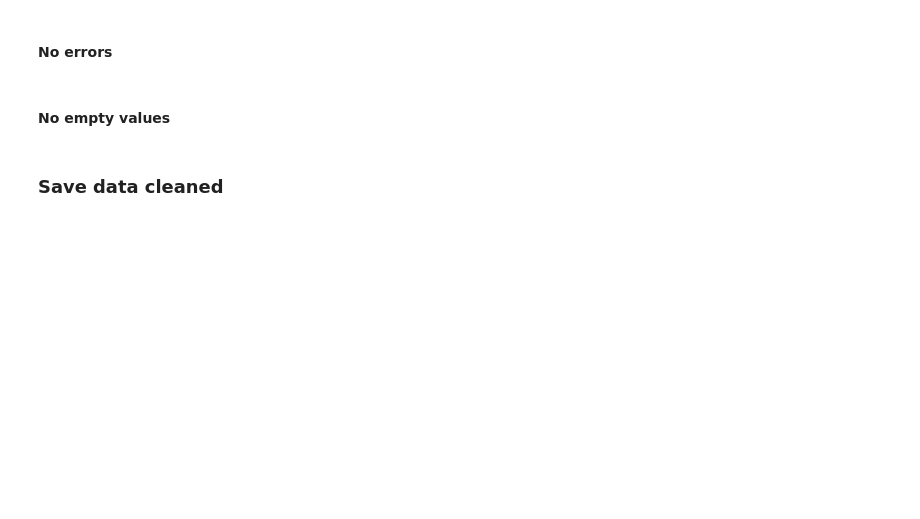
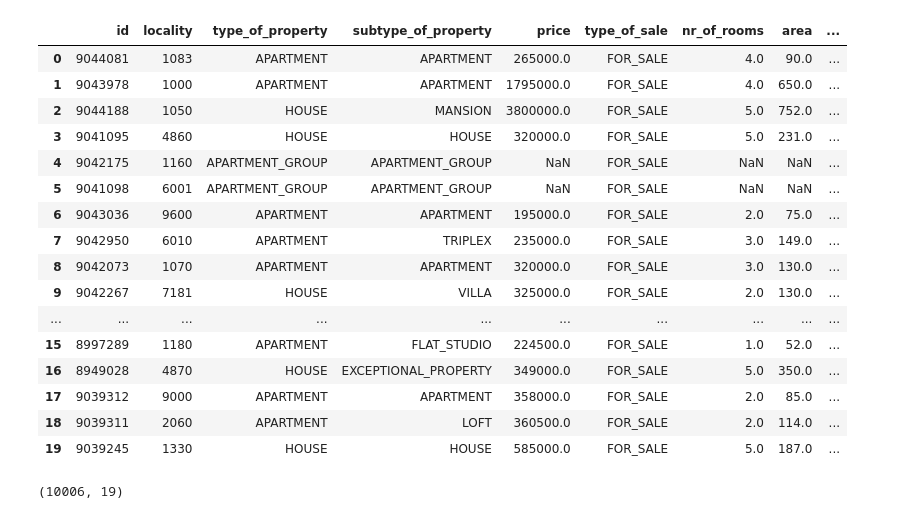
Before and after one commit to jcoumont/challenge-data-analysis, a Jupyter notebook: data_cleaning.ipynb, the cells around one changed output. Drawn from its saved outputs; the diff is of its cells as text; code cells hidden in the pictures; blank space fills up the shorter version.

```diff
--- a/data_cleaning.ipynb
+++ b/data_cleaning.ipynb
@@ -24,6 +0,0 @@ data.head()
-# %% [markdown]
-#### No errors
-# %% [markdown]
-#### No empty values
-# %% [markdown]
-### Save data cleaned
@@ -31,0 +6,29 @@ data.to_csv(filename_out)
+# %%
+#importing datas from the github repository
+data = pd.read_csv('data/immoweb_scrapped.csv', sep= ',')
+
+#showing the 20 first rows of the dataframe
+data.head(20)
+# %% [output]
+|  | id | locality | type_of_property | subtype_of_property | price | type_of_sale | nr_of_rooms | area | ... |
+| 0 | 9044081 | 1083 | APARTMENT | APARTMENT | 265000.0 | FOR_SALE | 4.0 | 90.0 | ... |
+| 1 | 9043978 | 1000 | APARTMENT | APARTMENT | 1795000.0 | FOR_SALE | 4.0 | 650.0 | ... |
+| 2 | 9044188 | 1050 | HOUSE | MANSION | 3800000.0 | FOR_SALE | 5.0 | 752.0 | ... |
+| 3 | 9041095 | 4860 | HOUSE | HOUSE | 320000.0 | FOR_SALE | 5.0 | 231.0 | ... |
+| 4 | 9042175 | 1160 | APARTMENT_GROUP | APARTMENT_GROUP | NaN | FOR_SALE | NaN | NaN | ... |
+| 5 | 9041098 | 6001 | APARTMENT_GROUP | APARTMENT_GROUP | NaN | FOR_SALE | NaN | NaN | ... |
+| 6 | 9043036 | 9600 | APARTMENT | APARTMENT | 195000.0 | FOR_SALE | 2.0 | 75.0 | ... |
+| 7 | 9042950 | 6010 | APARTMENT | TRIPLEX | 235000.0 | FOR_SALE | 3.0 | 149.0 | ... |
+| 8 | 9042073 | 1070 | APARTMENT | APARTMENT | 320000.0 | FOR_SALE | 3.0 | 130.0 | ... |
+| 9 | 9042267 | 7181 | HOUSE | VILLA | 325000.0 | FOR_SALE | 2.0 | 130.0 | ... |
+| ... | ... | ... | ... | ... | ... | ... | ... | ... | ... |
+| 15 | 8997289 | 1180 | APARTMENT | FLAT_STUDIO | 224500.0 | FOR_SALE | 1.0 | 52.0 | ... |
+| 16 | 8949028 | 4870 | HOUSE | EXCEPTIONAL_PROPERTY | 349000.0 | FOR_SALE | 5.0 | 350.0 | ... |
+| 17 | 9039312 | 9000 | APARTMENT | APARTMENT | 358000.0 | FOR_SALE | 2.0 | 85.0 | ... |
+| 18 | 9039311 | 2060 | APARTMENT | LOFT | 360500.0 | FOR_SALE | 2.0 | 114.0 | ... |
+| 19 | 9039245 | 1330 | HOUSE | HOUSE | 585000.0 | FOR_SALE | 5.0 | 187.0 | ... |
+# %%
+#number of columns and rows before cleaning
+data.shape
+# %% [output]
+(10006, 19)
```
Also changed, not shown: parts of 29 cells of this notebook.
